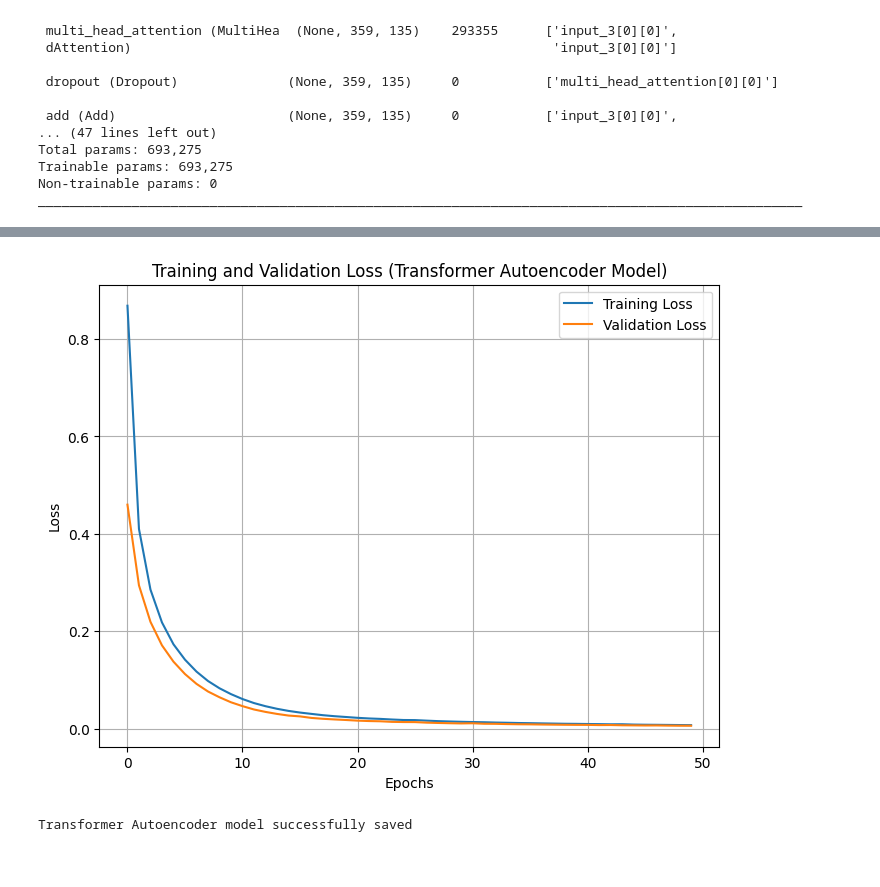
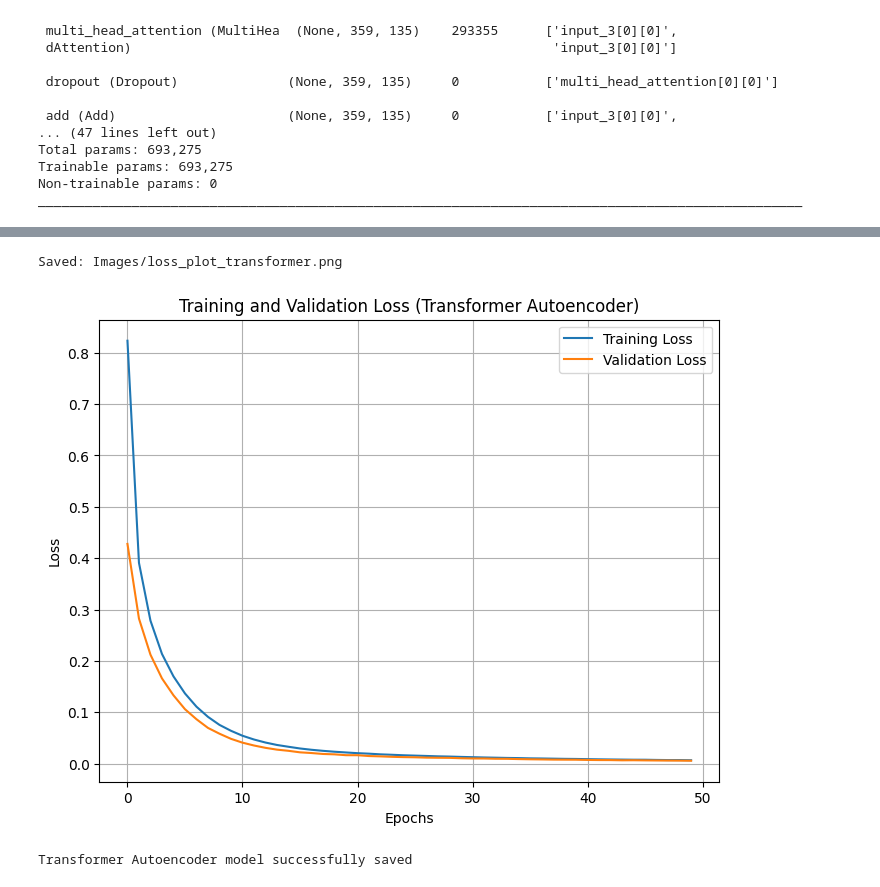
Before and after one commit to NaUl51/Projet-RI-5A, a Jupyter notebook: Notebook_detection_anomalies.ipynb, the cells around one changed output, grey strips where cells are left out. Saved outputs shown, nothing was run; the diff lists cells and outputs as text; code cells hidden in the pictures.

```diff
--- a/Notebook_detection_anomalies.ipynb
+++ b/Notebook_detection_anomalies.ipynb
@@ -468,17 +468,18 @@ Epoch 50/50
 # %%
 # Plot and save the loss curve
-def plot_and_save_loss(history, filename='loss_plot.png'):
+def plot_and_save_loss(history, filename='Images/loss_plot_lstm.png'):
+    os.makedirs('Images', exist_ok=True)
     plt.figure(figsize=(8, 6))
     plt.plot(history.history['loss'], label='Training Loss')
     plt.plot(history.history['val_loss'], label='Validation Loss')
     plt.xlabel('Epochs')
     plt.ylabel('Loss')
-    plt.title('Training and Validation Loss')
+    plt.title('Training and Validation Loss (LSTM Autoencoder)')
     plt.legend()
     plt.grid(True)
-    plt.savefig(filename)  # Save the plot
+    plt.savefig(filename, bbox_inches='tight')
+    print(f"Saved: {filename}")
     plt.show()
 
-# After training
 plot_and_save_loss(history)
 # %% [output]
@@ -688,17 +705,17 @@ Epoch 50/50
 # %%
-# Plot and save the loss curve
-def plot_and_save_loss(history, filename='loss_plot_unet.png'):
+def plot_and_save_loss(history, filename='Images/loss_plot_unet.png'):
+    os.makedirs('Images', exist_ok=True)
     plt.figure(figsize=(8, 6))
     plt.plot(history.history['loss'], label='Training Loss')
     plt.plot(history.history['val_loss'], label='Validation Loss')
     plt.xlabel('Epochs')
     plt.ylabel('Loss')
-    plt.title('Training and Validation Loss (Unet LSTM Model)')
+    plt.title('Training and Validation Loss (LSTM U-Net Autoencoder)')
     plt.legend()
     plt.grid(True)
-    plt.savefig(filename)  # Save the plot
+    plt.savefig(filename, bbox_inches='tight')
+    print(f"Saved: {filename}")
     plt.show()
 
-# After training
 plot_and_save_loss(history)
 # %% [output]
@@ -930,20 +952,22 @@ Epoch 50/50
 # %%
-# Plot loss
-def plot_and_save_loss(history, filename='loss_plot_transformer.png'):
+def plot_and_save_loss(history, filename='Images/loss_plot_transformer.png'):
+    os.makedirs('Images', exist_ok=True)
     plt.figure(figsize=(8, 6))
     plt.plot(history.history['loss'], label='Training Loss')
     plt.plot(history.history['val_loss'], label='Validation Loss')
     plt.xlabel('Epochs')
     plt.ylabel('Loss')
-    plt.title('Training and Validation Loss (Transformer Autoencoder Model)')
+    plt.title('Training and Validation Loss (Transformer Autoencoder)')
     plt.legend()
     plt.grid(True)
-    plt.savefig(filename)  # Enregistrer le graphe
+    plt.savefig(filename, bbox_inches='tight')
+    print(f"Saved: {filename}")
     plt.show()
 
 plot_and_save_loss(history)
 # %% [output]
+Saved: Images/loss_plot_transformer.png
-[figure, old version]
+[figure, new version]
 # %%
 # Save the model after training
 transformer_autoencoder.save('Model_trained/transformer_autoencoder_model.h5')  # Save the model to a .h5 file
```
Also changed, not shown: parts of 27 cells of this notebook, 21 other files.
